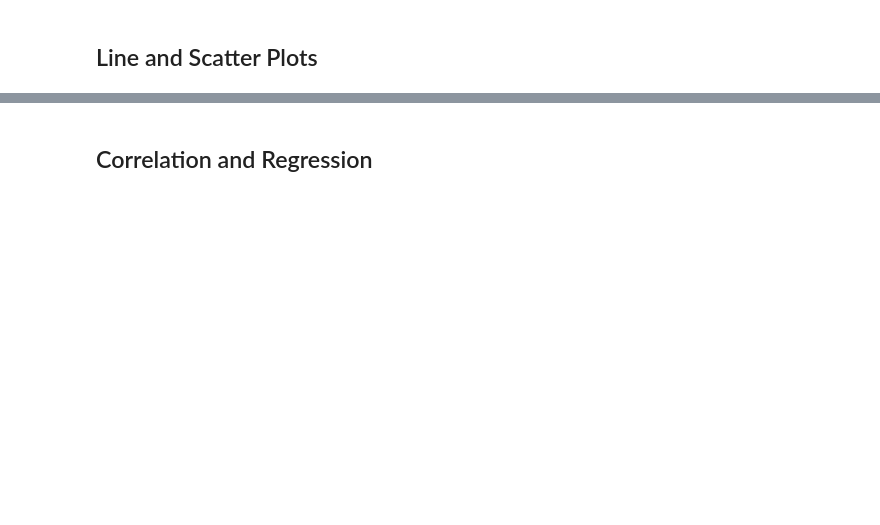
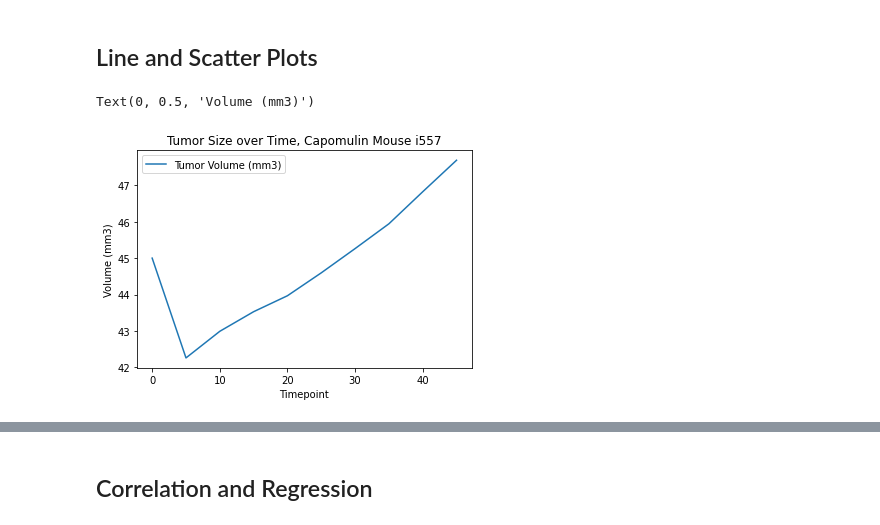
Before and after one commit to kurt89/matplotlib-challenge, a Jupyter notebook: matplotlib-challenge/Pymaceuticals/pymaceuticals.ipynb, the cells around one changed output, grey strips where cells are left out. Cells and saved outputs as stored; diff of their text form; code cells hidden in the pictures; blank space fills up the shorter version.

```diff
--- a/matplotlib-challenge/Pymaceuticals/pymaceuticals.ipynb
+++ b/matplotlib-challenge/Pymaceuticals/pymaceuticals.ipynb
@@ -298,0 +345,25 @@ tumor_volume = []
+# %%
+# Generate a line plot of tumor volume vs. time point for a mouse (Mouse ID = i557) treated with Capomulin
+
+# Create a data frame for the line plot
+mouse_df = clean_df[clean_df["Mouse ID"] == 'i557']
+
+# Remove unnecessary columns
+del mouse_df['Age_months']
+del mouse_df['Weight (g)']
+del mouse_df['Metastatic Sites']
+del mouse_df['Mouse ID']
+del mouse_df['Drug Regimen']
+del mouse_df['Sex']
+
+# set 'Timepoint' as the index
+# mouse_df = mouse_df.drop((mouse_df['Timepoint'] < 0.5).index)
+mouse_df.set_index('Timepoint', inplace=True)
+
+# Plot the line
+lines = mouse_df.plot.line()
+plt.title("Tumor Size over Time, Capomulin Mouse i557")
+plt.ylabel("Volume (mm3)")
+# %% [output]
+Text(0, 0.5, 'Volume (mm3)')
+[figure, added]
```
Also changed, not shown: parts of 13 cells of this notebook, 1 other file.
